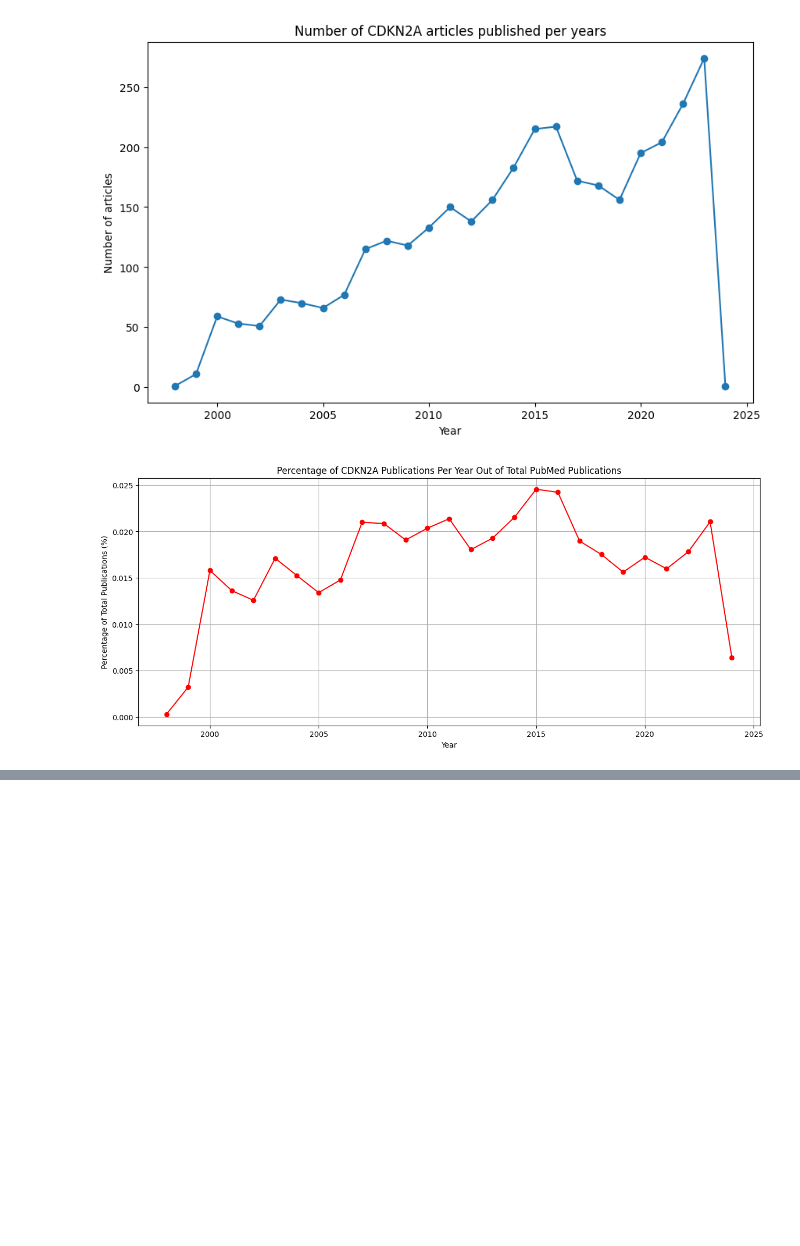
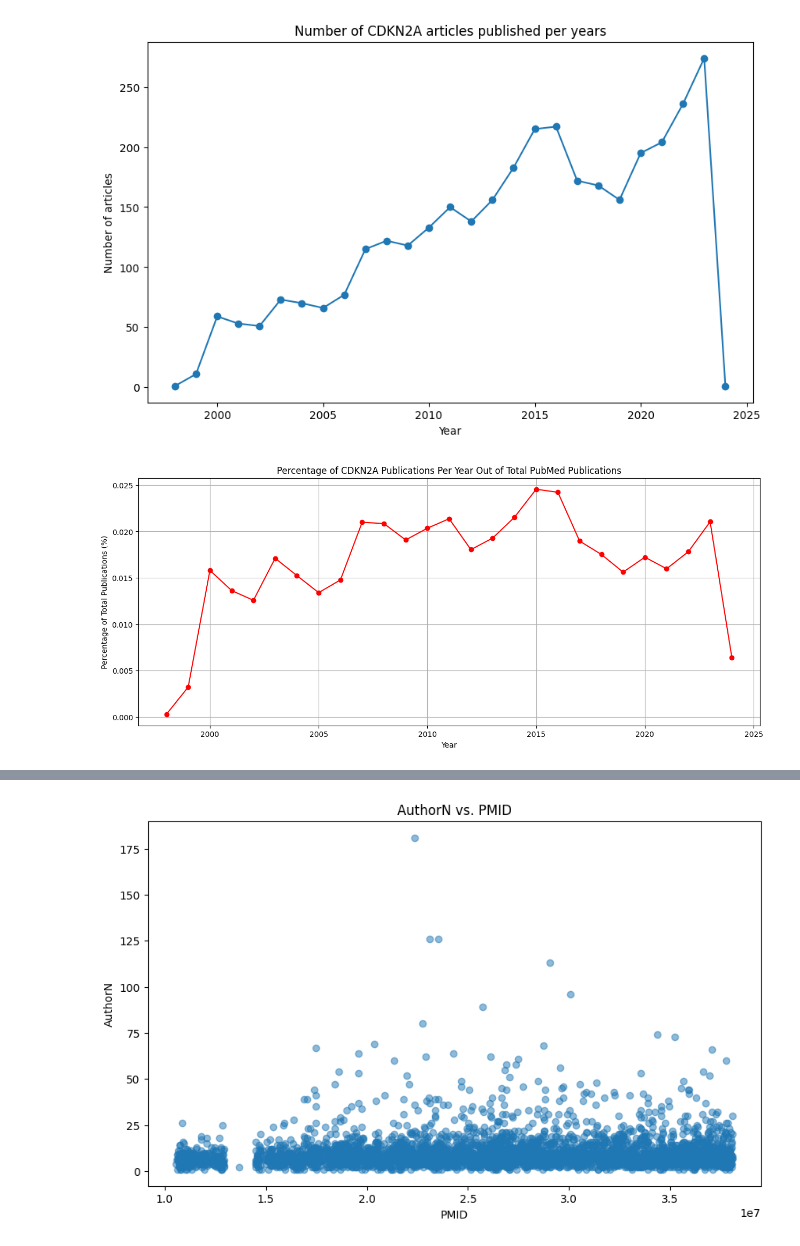
Before and after one commit to Sherryqilin/Assessment2_skills, a Jupyter notebook: Skills2.ipynb, the cells around one changed output, grey strips where cells are left out. Drawn from its saved outputs; the diff is of its cells as text; code cells hidden in the pictures; blank space fills up the shorter version.

```diff
--- a/Skills2.ipynb
+++ b/Skills2.ipynb
@@ -45,3 +47,33 @@ plt.grid(True)
 plt.show()
 # %% [output]
 [figure]
+# %%
+# Analyzing the most active researchers considering all authors
+
+# Combining the 'AuthorForename' and 'AuthorLastname' to create a full name column
+authors_data['Author Full Name'] = authors_data['AuthorForename'] + ' ' + authors_data['AuthorLastname']
+
+# Identifying first and last authors for each paper
+# The first author is represented by 'AuthorN' where N is 1
+# The last author is represented by the maximum value of 'AuthorN' for each PMID
+authors_data['First Author'] = authors_data['AuthorN'] == 1
+authors_data['Last Author'] = authors_data.groupby('PMID')['AuthorN'].transform('max') == authors_data['AuthorN']
+
+# Counting occurrences of each author as either first or last author
+first_author_counts = authors_data[authors_data['First Author']]['Author Full Name'].value_counts()
+last_author_counts = authors_data[authors_data['Last Author']]['Author Full Name'].value_counts()
+
+#Top 10 most active first authors
+top_10_active_first_author = first_author_counts.head(10)
+print("top 10 active first author\n",top_10_active_first_author)
+print("\n" + "-"*60 + "\n")
+#Top 10 most active last authors
+top_10_active_last_author = last_author_counts.head(10)
+print("top 10 active last author\n",top_10_active_last_author)
+print("\n" + "-"*60 + "\n")
+# Counting occurrences of each author in the entire dataset
+all_author_counts = authors_data['Author Full Name'].value_counts()
+
+# Top 10 most active authors
+top_active_researchers_all_positions = all_author_counts.head(10)
+print("top 10 active authors in total\n",top_active_researchers_all_positions)
@@ -47,0 +167,16 @@ plt.show()
+# %%
+result = authors_data.groupby('PMID')['AuthorN'].agg('max')
+result_data = result.reset_index()
+#
+x = result_data['PMID']
+y = result_data['AuthorN']
+
+plt.figure(figsize=(10, 6))  # 设置图形大小
+plt.scatter(x, y, alpha=0.5)  # 绘制散点图
+plt.title('AuthorN vs. PMID')  # 设置标题
+plt.xlabel('PMID')  # 设置x轴标签
+plt.ylabel('AuthorN')  # 设置y轴标签
+
+plt.show()  # 显示图形
+# %% [output]
+[figure, added]
```
Also changed, not shown: parts of 13 cells of this notebook.
